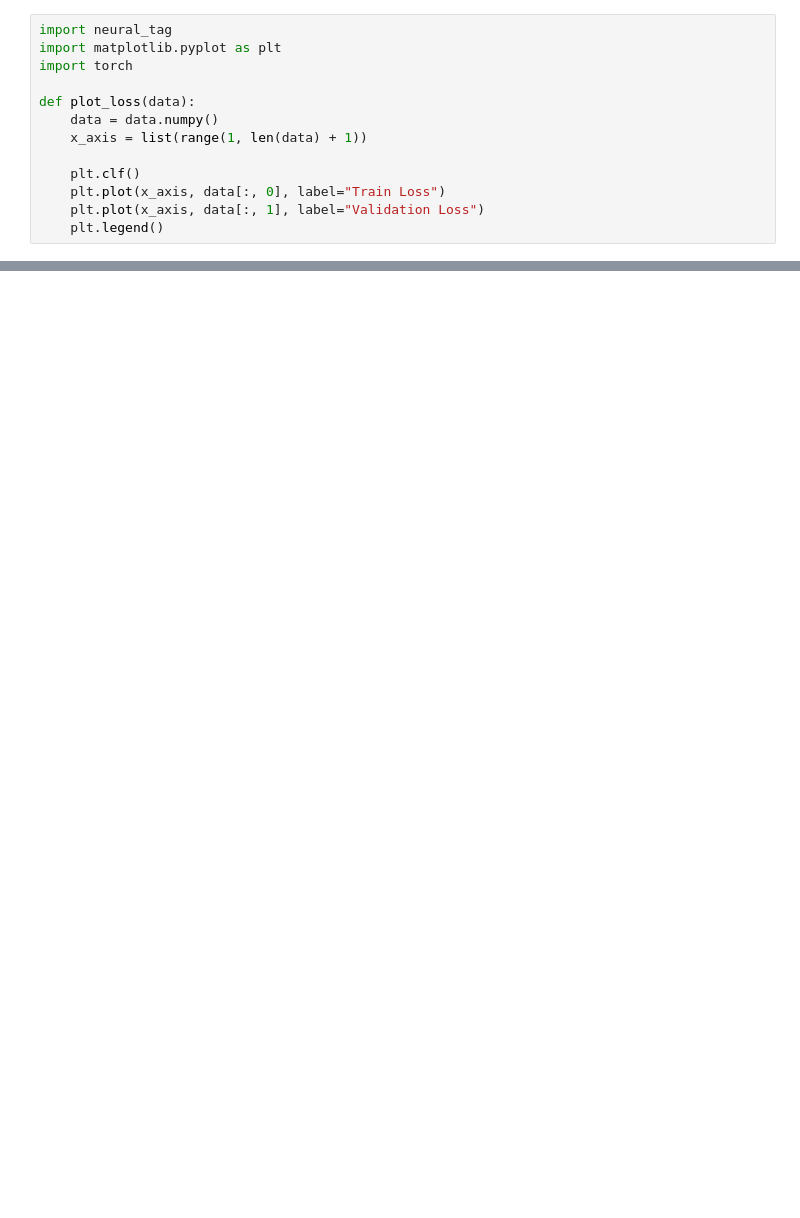
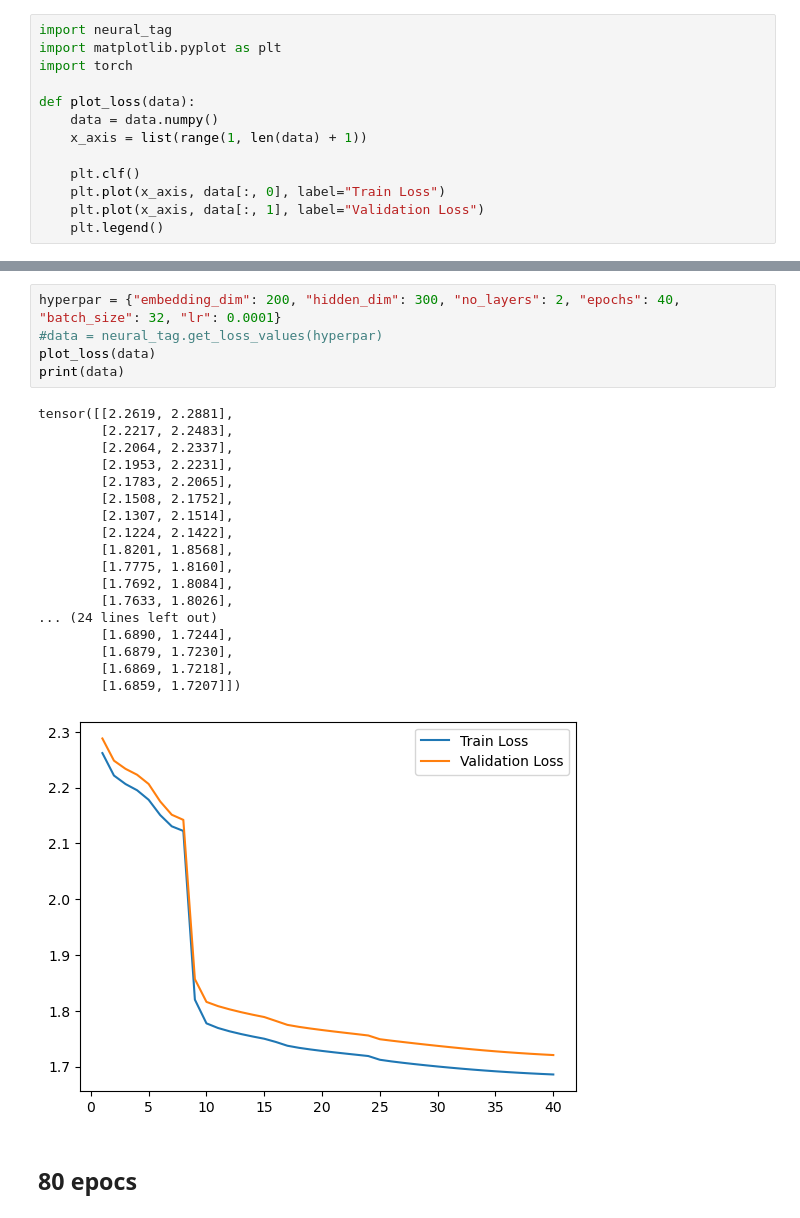
Before and after one commit to P-Balaramakrishna-Varma/NLPA2, a Jupyter notebook: hyper_tunning.ipynb, the cells around one changed output, grey strips where cells are left out. Saved outputs shown, nothing was run; the diff lists cells and outputs as text; blank space fills up the shorter version.

```diff
--- a/hyper_tunning.ipynb
+++ b/hyper_tunning.ipynb
@@ -39,0 +116,26 @@ KeyboardInterrupt:
+# %%
+hyperpar = {"embedding_dim": 200, "hidden_dim": 300, "no_layers": 2, "epochs": 40, "batch_size": 32, "lr": 0.0001}
+#data = neural_tag.get_loss_values(hyperpar)
+plot_loss(data)
+print(data)
+# %% [output]
+tensor([[2.2619, 2.2881],
+        [2.2217, 2.2483],
+        [2.2064, 2.2337],
+        [2.1953, 2.2231],
+        [2.1783, 2.2065],
+        [2.1508, 2.1752],
+        [2.1307, 2.1514],
+        [2.1224, 2.1422],
+        [1.8201, 1.8568],
+        [1.7775, 1.8160],
+        [1.7692, 1.8084],
+        [1.7633, 1.8026],
+... (24 lines left out)
+        [1.6890, 1.7244],
+        [1.6879, 1.7230],
+        [1.6869, 1.7218],
+        [1.6859, 1.7207]])
+[figure, added]
+# %% [markdown]
+## 80 epocs
```
Also changed, not shown: parts of 6 cells of this notebook.
